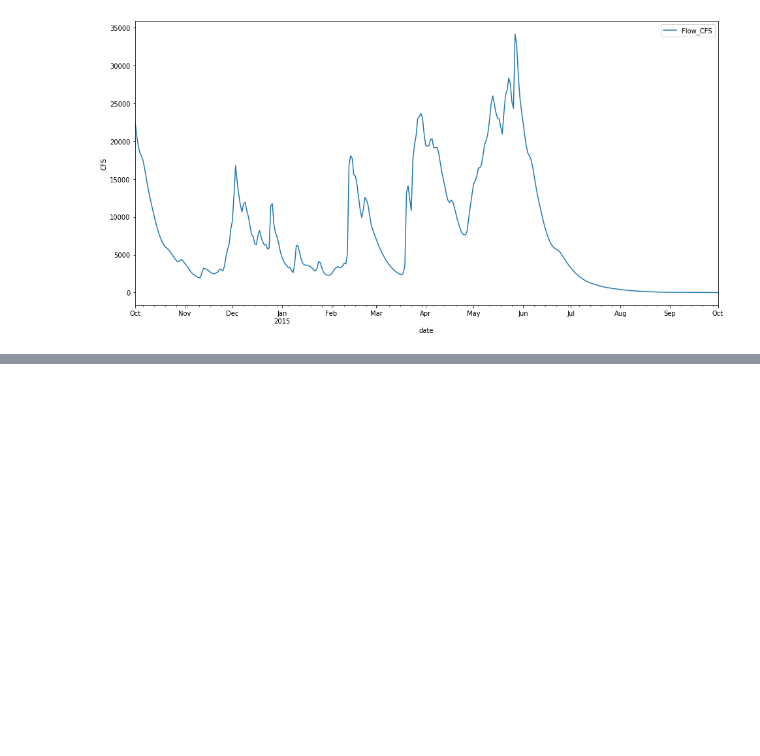
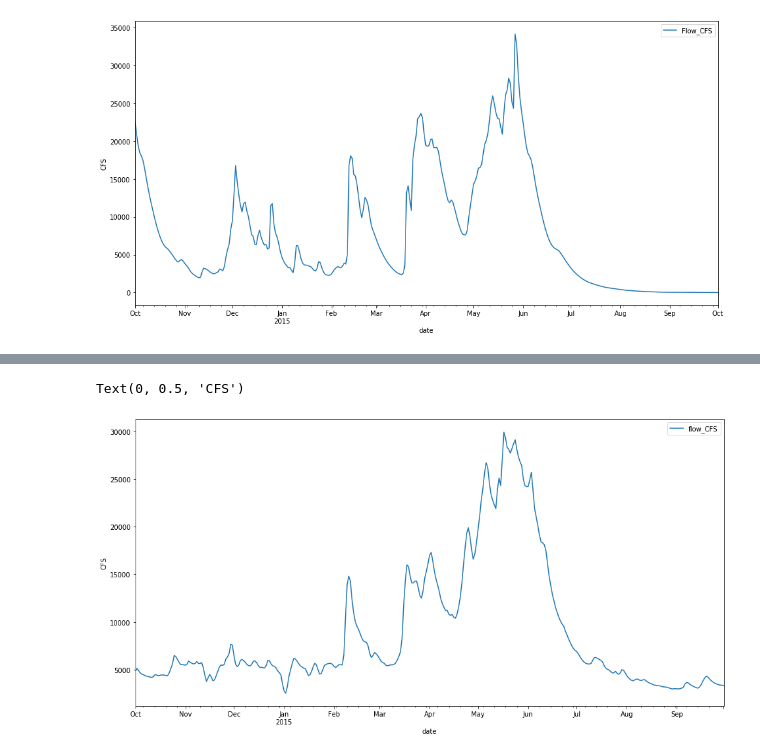
Before and after one commit to arezaii/pf_snake_river, a Jupyter notebook: post/SnakeRiverShapeDomain_SalmonRiverFlow.ipynb, the cells around one changed output, grey strips where cells are left out. Cells and saved outputs as stored; diff of their text form; code cells hidden in the pictures; blank space fills up the shorter version.

Commit message:
add usgs data, graph both

```diff
--- a/post/SnakeRiverShapeDomain_SalmonRiverFlow.ipynb
+++ b/post/SnakeRiverShapeDomain_SalmonRiverFlow.ipynb
@@ -31,0 +88,3 @@ Text(0, 0.5, 'CFS')
+# %%
+usgs_data = pd.read_csv(os.path.join('.','usgs_salmon_flow.txt'),'\t', header=None, names=['c1','c2','date_string','flow_CFS','c3'])
+usgs_data
@@ -31,0 +108,3 @@ Text(0, 0.5, 'CFS')
+# %%
+usgs_data['date'] = pd.to_datetime(usgs_data.date_string)
+usgs_data
@@ -31,0 +128,3 @@ Text(0, 0.5, 'CFS')
+# %%
+usgs_data = usgs_data.drop(['c1','c2','c3','date_string'],axis=1)
+usgs_data
@@ -31,0 +145,6 @@ Text(0, 0.5, 'CFS')
+# %%
+usgs_plot = usgs_data.plot(x='date', y='flow_CFS', kind='line', figsize=(16,8))
+usgs_plot.set_ylabel("CFS")
+# %% [output]
+Text(0, 0.5, 'CFS')
+[figure, added]
```
Also changed, not shown: parts of 20 cells of this notebook, 1 other file.
